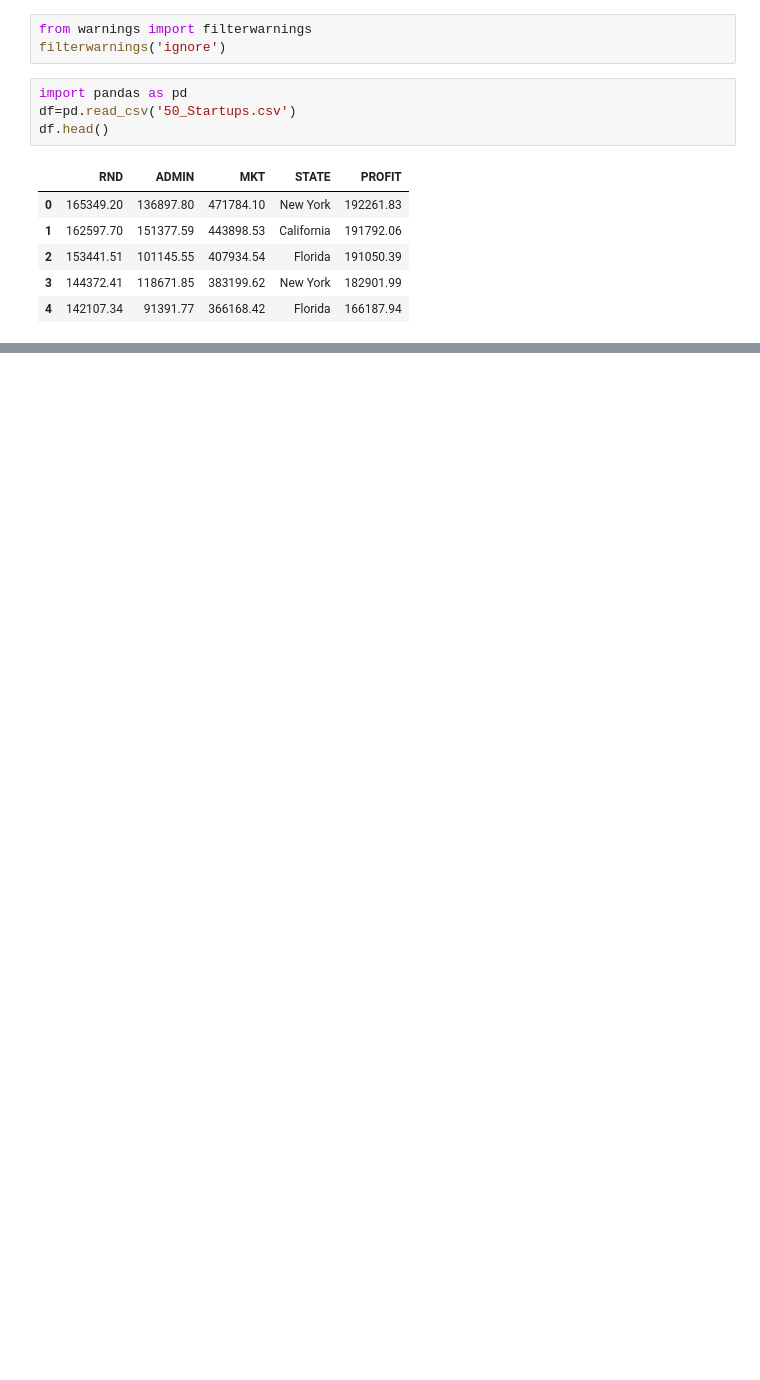
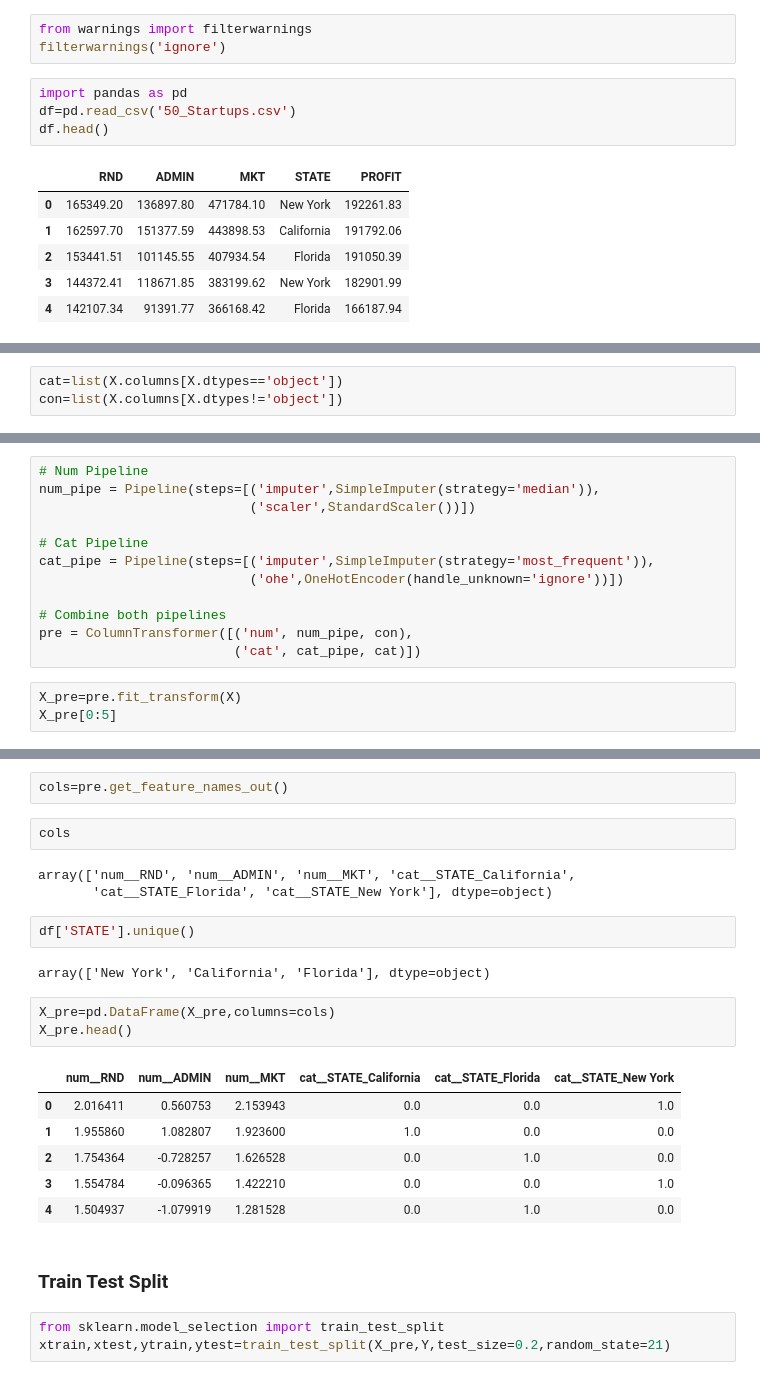
Before and after one commit to SaloniReddy2000/VS-Code-2_4-pm-weekend, a Jupyter notebook: Decision tree regression/dtree.ipynb, the cells around one changed output, grey strips where cells are left out. Cells and saved outputs as stored; diff of their text form; blank space fills up the shorter version.

```diff
--- a/Decision tree regression/dtree.ipynb
+++ b/Decision tree regression/dtree.ipynb
@@ -24,0 +73,3 @@ df.head()
+# %%
+cat=list(X.columns[X.dtypes=='object'])
+con=list(X.columns[X.dtypes!='object'])
@@ -24,0 +91,15 @@ df.head()
+# %%
+# Num Pipeline
+num_pipe = Pipeline(steps=[('imputer',SimpleImputer(strategy='median')),
+                           ('scaler',StandardScaler())])
+
+# Cat Pipeline
+cat_pipe = Pipeline(steps=[('imputer',SimpleImputer(strategy='most_frequent')),
+                           ('ohe',OneHotEncoder(handle_unknown='ignore'))])
+
+# Combine both pipelines
+pre = ColumnTransformer([('num', num_pipe, con),
+                         ('cat', cat_pipe, cat)])
+# %%
+X_pre=pre.fit_transform(X)
+X_pre[0:5]
@@ -24,0 +117,26 @@ df.head()
+# %%
+cols=pre.get_feature_names_out()
+# %%
+cols
+# %% [output]
+array(['num__RND', 'num__ADMIN', 'num__MKT', 'cat__STATE_California',
+       'cat__STATE_Florida', 'cat__STATE_New York'], dtype=object)
+# %%
+df['STATE'].unique()
+# %% [output]
+array(['New York', 'California', 'Florida'], dtype=object)
+# %%
+X_pre=pd.DataFrame(X_pre,columns=cols)
+X_pre.head()
+# %% [output]
+|  | num__RND | num__ADMIN | num__MKT | cat__STATE_California | cat__STATE_Florida | cat__STATE_New York |
+| 0 | 2.016411 | 0.560753 | 2.153943 | 0.0 | 0.0 | 1.0 |
+| 1 | 1.955860 | 1.082807 | 1.923600 | 1.0 | 0.0 | 0.0 |
+| 2 | 1.754364 | -0.728257 | 1.626528 | 0.0 | 1.0 | 0.0 |
+| 3 | 1.554784 | -0.096365 | 1.422210 | 0.0 | 0.0 | 1.0 |
+| 4 | 1.504937 | -1.079919 | 1.281528 | 0.0 | 1.0 | 0.0 |
+# %% [markdown]
+### Train Test Split
+# %%
+from sklearn.model_selection import train_test_split
+xtrain,xtest,ytrain,ytest=train_test_split(X_pre,Y,test_size=0.2,random_state=21)
```
Also changed, not shown: parts of 44 cells of this notebook, 1 other file.
